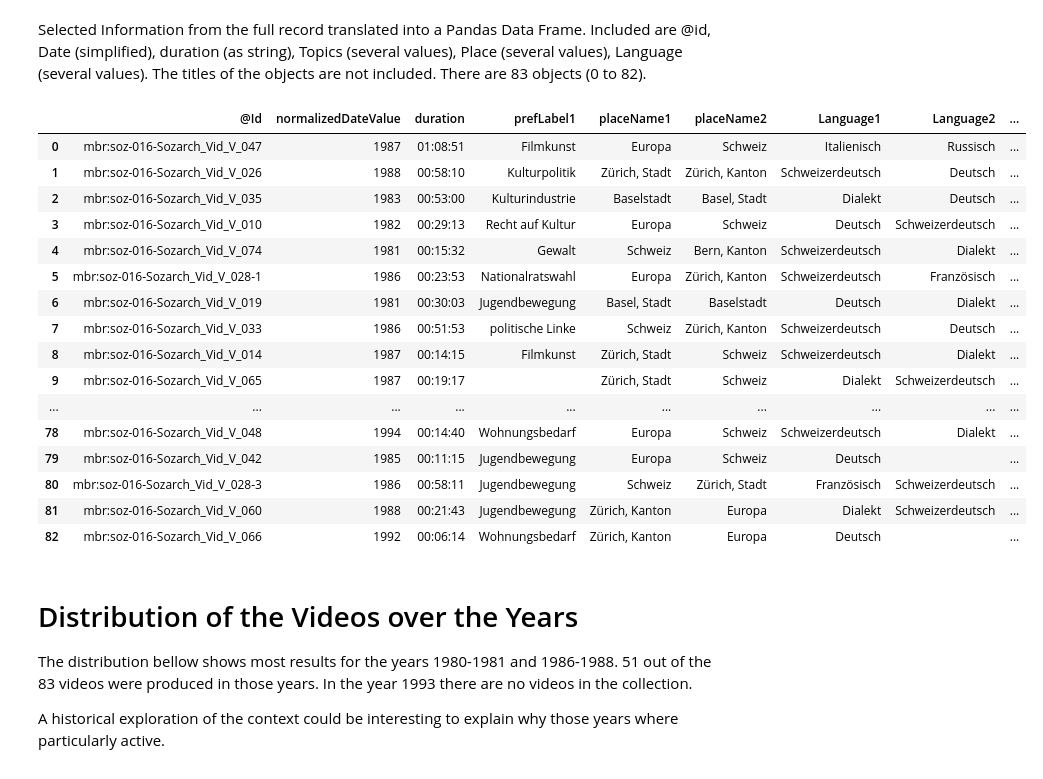
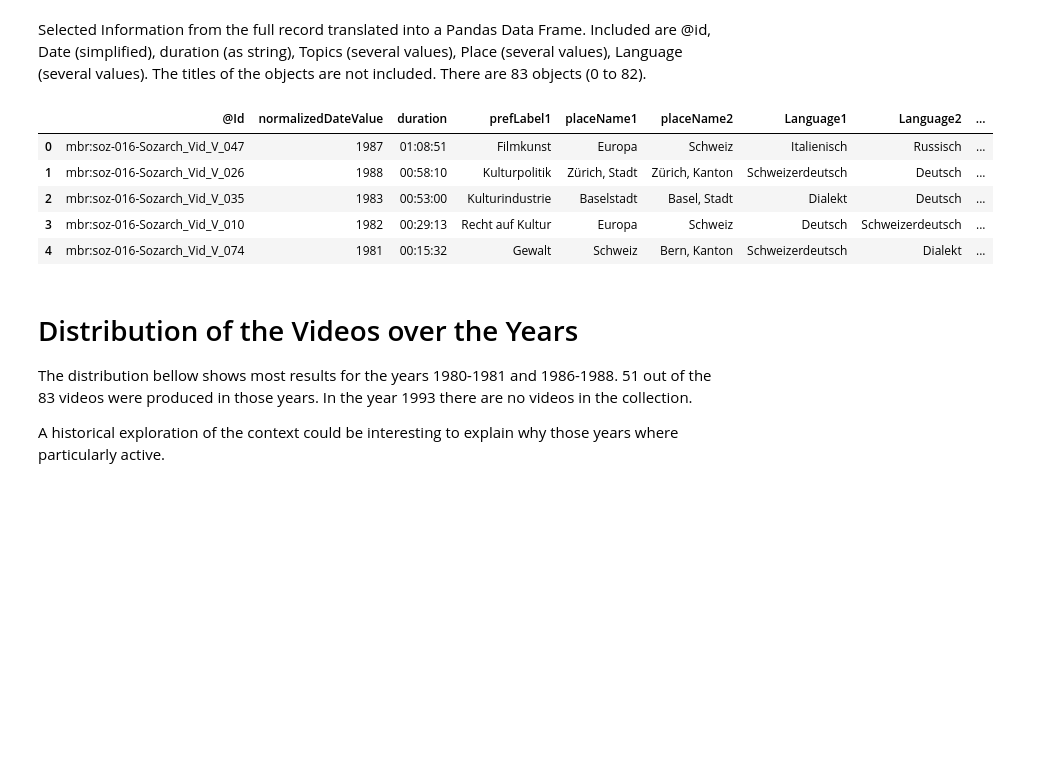
Before and after one commit to klotho17/stadt-in-bewegung-ipynb, a Jupyter notebook: data-exploration.ipynb, the cells around one changed output. Drawn from its saved outputs; the diff is of its cells as text; code cells hidden in the pictures; blank space fills up the shorter version.

```diff
--- a/data-exploration.ipynb
+++ b/data-exploration.ipynb
@@ -103,45 +103,37 @@ with open('memobase-record-bulk-full.jsonl', 'r', encoding='utf-8') as file:
                 record_data[f"Language{i}"] = name_de
 
             data.append(record_data)
 
         except json.JSONDecodeError as e:
             print(f"Error decoding JSON: {e}")
         except Exception as e:
             print(f"Error processing record: {e}")
             print(f"Problematic record: {record}")
 
 # Create DataFrame from the data composed above
 df = pd.DataFrame(data)
 
 # Fill NaN values with empty strings for cleaner output
 df = df.fillna("")
 
 # Display the whole DataFrame - The DataFrame contains 83 elements
-df
+df.head()
+
+# Show full data frame
+# df
 
 # The JSONL contains 5 elements without prefLabel
 #df[df['prefLabel1'] == ""]
 
 # There are no objects without a placeName
 #df[df['placeName1'] == ""]
 # %% [output]
 |  | @Id | normalizedDateValue | duration | prefLabel1 | placeName1 | placeName2 | Language1 | Language2 | ... |
 | 0 | mbr:soz-016-Sozarch_Vid_V_047 | 1987 | 01:08:51 | Filmkunst | Europa | Schweiz | Italienisch | Russisch | ... |
 | 1 | mbr:soz-016-Sozarch_Vid_V_026 | 1988 | 00:58:10 | Kulturpolitik | Zürich, Stadt | Zürich, Kanton | Schweizerdeutsch | Deutsch | ... |
 | 2 | mbr:soz-016-Sozarch_Vid_V_035 | 1983 | 00:53:00 | Kulturindustrie | Baselstadt | Basel, Stadt | Dialekt | Deutsch | ... |
 | 3 | mbr:soz-016-Sozarch_Vid_V_010 | 1982 | 00:29:13 | Recht auf Kultur | Europa | Schweiz | Deutsch | Schweizerdeutsch | ... |
 | 4 | mbr:soz-016-Sozarch_Vid_V_074 | 1981 | 00:15:32 | Gewalt | Schweiz | Bern, Kanton | Schweizerdeutsch | Dialekt | ... |
-| 5 | mbr:soz-016-Sozarch_Vid_V_028-1 | 1986 | 00:23:53 | Nationalratswahl | Europa | Zürich, Kanton | Schweizerdeutsch | Französisch | ... |
-| 6 | mbr:soz-016-Sozarch_Vid_V_019 | 1981 | 00:30:03 | Jugendbewegung | Basel, Stadt | Baselstadt | Deutsch | Dialekt | ... |
-| 7 | mbr:soz-016-Sozarch_Vid_V_033 | 1986 | 00:51:53 | politische Linke | Schweiz | Zürich, Kanton | Schweizerdeutsch | Deutsch | ... |
-| 8 | mbr:soz-016-Sozarch_Vid_V_014 | 1987 | 00:14:15 | Filmkunst | Zürich, Stadt | Schweiz | Schweizerdeutsch | Dialekt | ... |
-| 9 | mbr:soz-016-Sozarch_Vid_V_065 | 1987 | 00:19:17 |  | Zürich, Stadt | Schweiz | Dialekt | Schweizerdeutsch | ... |
-| ... | ... | ... | ... | ... | ... | ... | ... | ... | ... |
-| 78 | mbr:soz-016-Sozarch_Vid_V_048 | 1994 | 00:14:40 | Wohnungsbedarf | Europa | Schweiz | Schweizerdeutsch | Dialekt | ... |
-| 79 | mbr:soz-016-Sozarch_Vid_V_042 | 1985 | 00:11:15 | Jugendbewegung | Europa | Schweiz | Deutsch |  | ... |
-| 80 | mbr:soz-016-Sozarch_Vid_V_028-3 | 1986 | 00:58:11 | Jugendbewegung | Schweiz | Zürich, Stadt | Französisch | Schweizerdeutsch | ... |
-| 81 | mbr:soz-016-Sozarch_Vid_V_060 | 1988 | 00:21:43 | Jugendbewegung | Zürich, Kanton | Europa | Dialekt | Schweizerdeutsch | ... |
-| 82 | mbr:soz-016-Sozarch_Vid_V_066 | 1992 | 00:06:14 | Wohnungsbedarf | Zürich, Kanton | Europa | Deutsch |  | ... |
 # %% [markdown]
 # Distribution of the Videos over the Years
 
```
Also changed, not shown: parts of 4 cells of this notebook.
